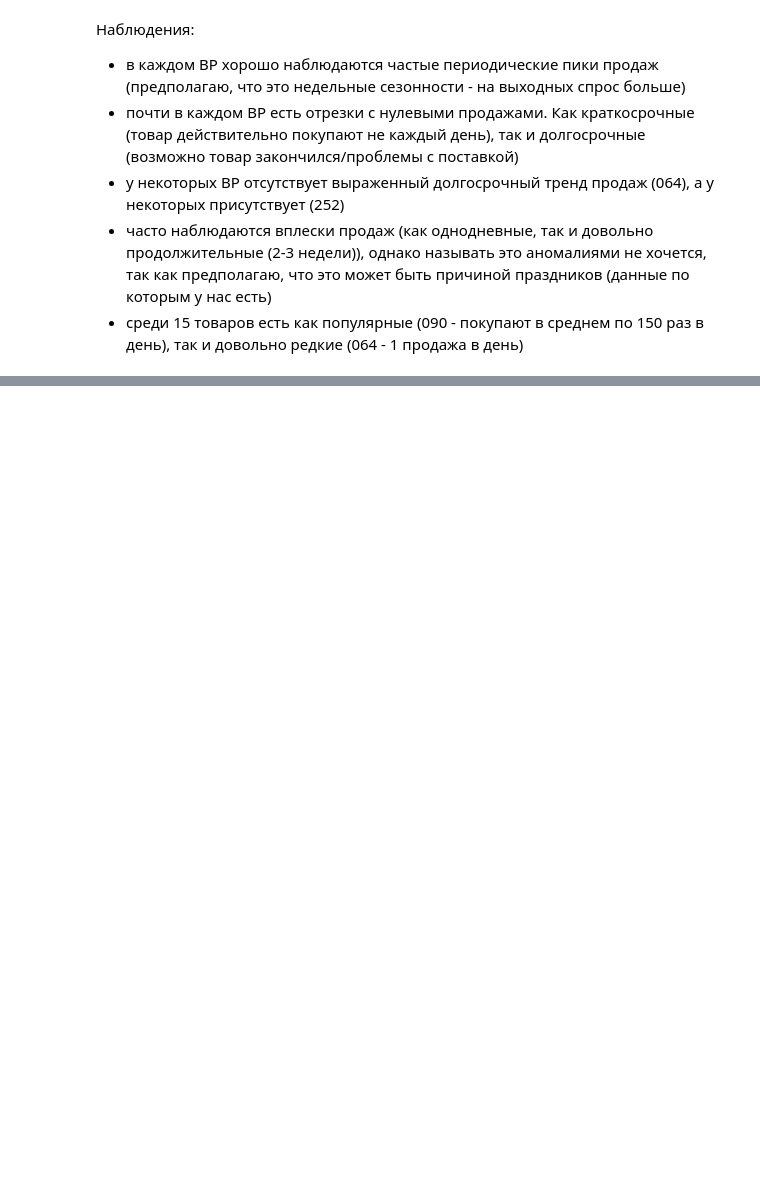
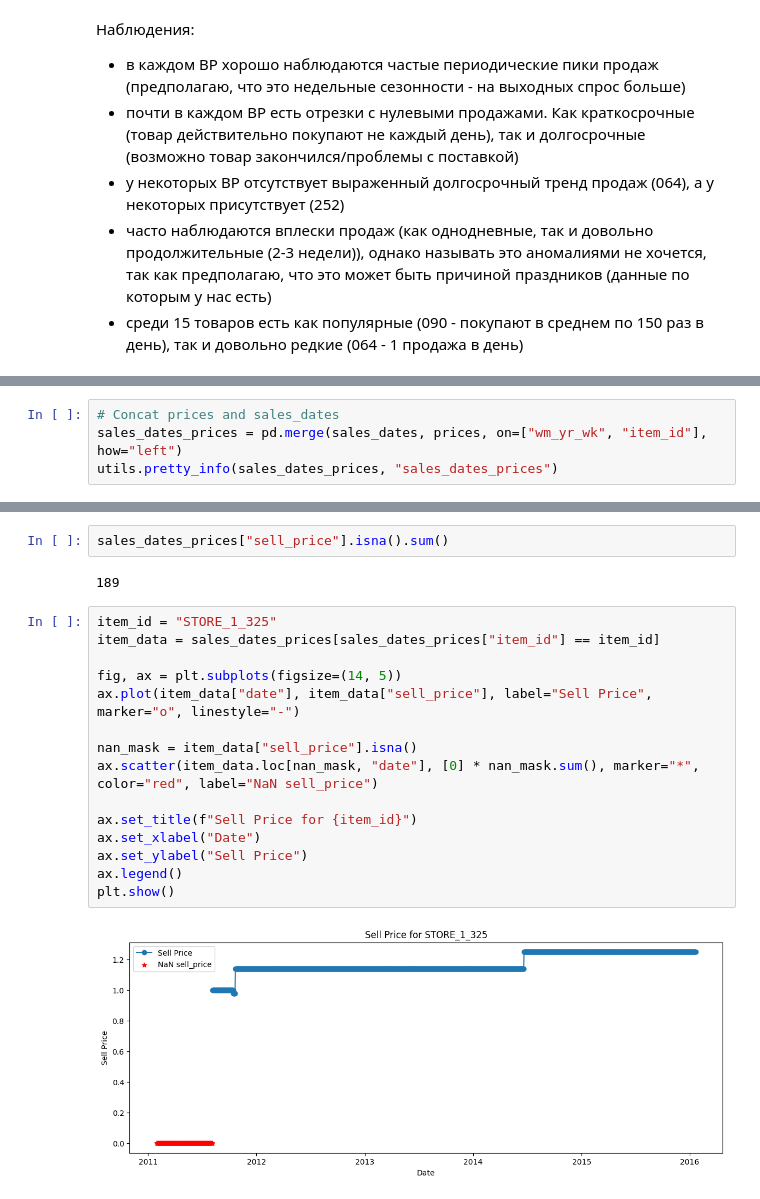
Before and after one commit to deniskirbaba/time-series-analysis, a Jupyter notebook: final-task/solution/report.ipynb, the cells around one changed output, grey strips where cells are left out. Saved outputs shown, nothing was run; the diff lists cells and outputs as text; blank space fills up the shorter version.

```diff
--- a/final-task/solution/report.ipynb
+++ b/final-task/solution/report.ipynb
@@ -154,0 +280,4 @@ plt.show()
+# %%
+# Concat prices and sales_dates
+sales_dates_prices = pd.merge(sales_dates, prices, on=["wm_yr_wk", "item_id"], how="left")
+utils.pretty_info(sales_dates_prices, "sales_dates_prices")
@@ -154,0 +298,21 @@ plt.show()
+# %%
+sales_dates_prices["sell_price"].isna().sum()
+# %% [output]
+189
+# %%
+item_id = "STORE_1_325"
+item_data = sales_dates_prices[sales_dates_prices["item_id"] == item_id]
+
+fig, ax = plt.subplots(figsize=(14, 5))
+ax.plot(item_data["date"], item_data["sell_price"], label="Sell Price", marker="o", linestyle="-")
+
+nan_mask = item_data["sell_price"].isna()
+ax.scatter(item_data.loc[nan_mask, "date"], [0] * nan_mask.sum(), marker="*", color="red", label="NaN sell_price")
+
+ax.set_title(f"Sell Price for {item_id}")
+ax.set_xlabel("Date")
+ax.set_ylabel("Sell Price")
+ax.legend()
+plt.show()
+# %% [output]
+[figure, added]
```
Also changed, not shown: parts of 65 cells of this notebook, 2 other files.
